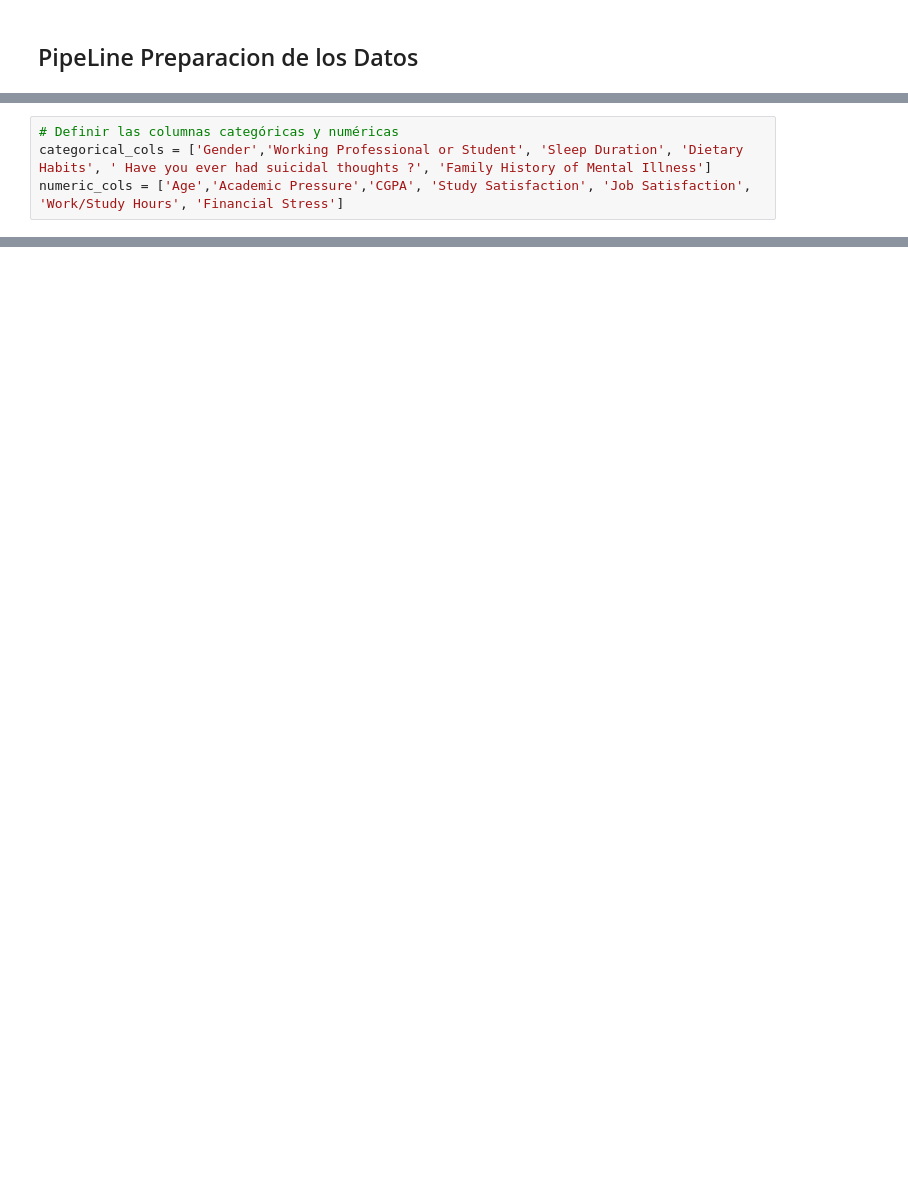
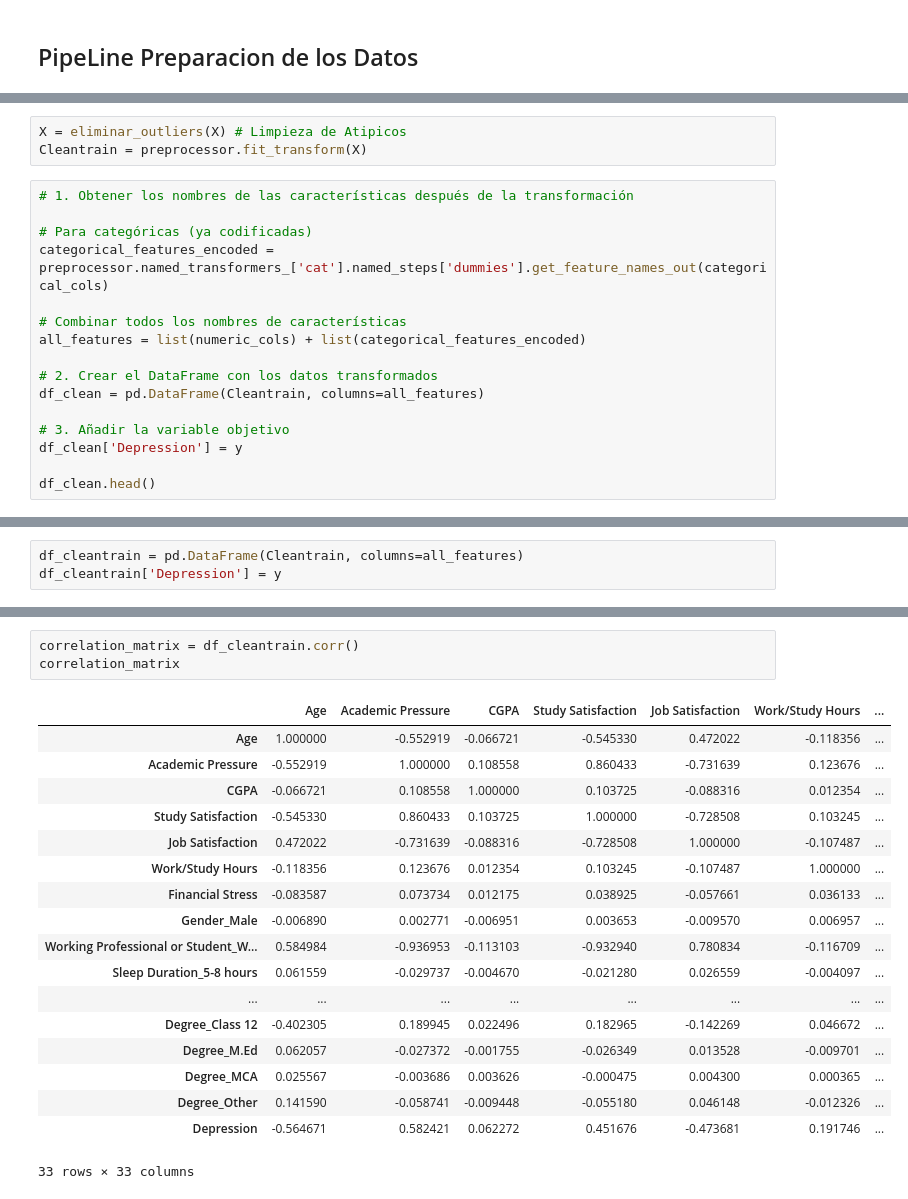
Before and after one commit to Walkhie/Exploring-Mental-Health-Data, a Jupyter notebook: 1) Preparacion_Datos.ipynb, the cells around one changed output, grey strips where cells are left out. Drawn from its saved outputs; the diff is of its cells as text; blank space fills up the shorter version.

```diff
--- a/1) Preparacion_Datos.ipynb
+++ b/1) Preparacion_Datos.ipynb
@@ -368,5 +393 @@ X = trainAjusted.drop(['Depression'], axis=1)
 y = trainAjusted['Depression']
-# %%
-# Definir las columnas categóricas y numéricas
-categorical_cols = ['Gender','Working Professional or Student', 'Sleep Duration', 'Dietary Habits', ' Have you ever had suicidal thoughts ?', 'Family History of Mental Illness']
-numeric_cols = ['Age','Academic Pressure','CGPA', 'Study Satisfaction', 'Job Satisfaction', 'Work/Study Hours', 'Financial Stress']
@@ -392,0 +394,19 @@ def eliminar_outliers(X):
+# %%
+X = eliminar_outliers(X) # Limpieza de Atipicos
+Cleantrain = preprocessor.fit_transform(X)
+# %%
+# 1. Obtener los nombres de las características después de la transformación
+
+# Para categóricas (ya codificadas)
+categorical_features_encoded = preprocessor.named_transformers_['cat'].named_steps['dummies'].get_feature_names_out(categorical_cols)
+
+# Combinar todos los nombres de características
+all_features = list(numeric_cols) + list(categorical_features_encoded)
+
+# 2. Crear el DataFrame con los datos transformados
+df_clean = pd.DataFrame(Cleantrain, columns=all_features)
+
+# 3. Añadir la variable objetivo
+df_clean['Depression'] = y
+
+df_clean.head()
@@ -392,0 +441,3 @@ def eliminar_outliers(X):
+# %%
+df_cleantrain = pd.DataFrame(Cleantrain, columns=all_features)
+df_cleantrain['Depression'] = y
@@ -392,0 +517,22 @@ def eliminar_outliers(X):
+# %%
+correlation_matrix = df_cleantrain.corr()
+correlation_matrix
+# %% [output]
+|  | Age | Academic Pressure | CGPA | Study Satisfaction | Job Satisfaction | Work/Study Hours | ... |
+| Age | 1.000000 | -0.552919 | -0.066721 | -0.545330 | 0.472022 | -0.118356 | ... |
+| Academic Pressure | -0.552919 | 1.000000 | 0.108558 | 0.860433 | -0.731639 | 0.123676 | ... |
+| CGPA | -0.066721 | 0.108558 | 1.000000 | 0.103725 | -0.088316 | 0.012354 | ... |
+| Study Satisfaction | -0.545330 | 0.860433 | 0.103725 | 1.000000 | -0.728508 | 0.103245 | ... |
+| Job Satisfaction | 0.472022 | -0.731639 | -0.088316 | -0.728508 | 1.000000 | -0.107487 | ... |
+| Work/Study Hours | -0.118356 | 0.123676 | 0.012354 | 0.103245 | -0.107487 | 1.000000 | ... |
+| Financial Stress | -0.083587 | 0.073734 | 0.012175 | 0.038925 | -0.057661 | 0.036133 | ... |
+| Gender_Male | -0.006890 | 0.002771 | -0.006951 | 0.003653 | -0.009570 | 0.006957 | ... |
+| Working Professional or Student_W... | 0.584984 | -0.936953 | -0.113103 | -0.932940 | 0.780834 | -0.116709 | ... |
+| Sleep Duration_5-8 hours | 0.061559 | -0.029737 | -0.004670 | -0.021280 | 0.026559 | -0.004097 | ... |
+| ... | ... | ... | ... | ... | ... | ... | ... |
+| Degree_Class 12 | -0.402305 | 0.189945 | 0.022496 | 0.182965 | -0.142269 | 0.046672 | ... |
+| Degree_M.Ed | 0.062057 | -0.027372 | -0.001755 | -0.026349 | 0.013528 | -0.009701 | ... |
+| Degree_MCA | 0.025567 | -0.003686 | 0.003626 | -0.000475 | 0.004300 | 0.000365 | ... |
+| Degree_Other | 0.141590 | -0.058741 | -0.009448 | -0.055180 | 0.046148 | -0.012326 | ... |
+| Depression | -0.564671 | 0.582421 | 0.062272 | 0.451676 | -0.473681 | 0.191746 | ... |
+33 rows × 33 columns
```
Also changed, not shown: parts of 47 cells of this notebook.
